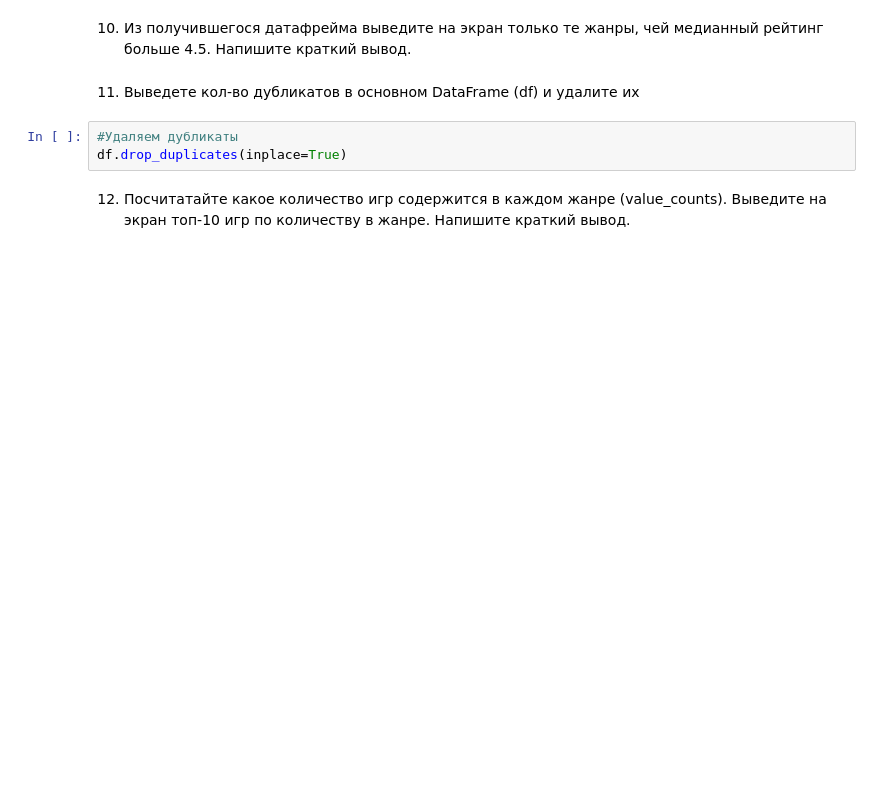
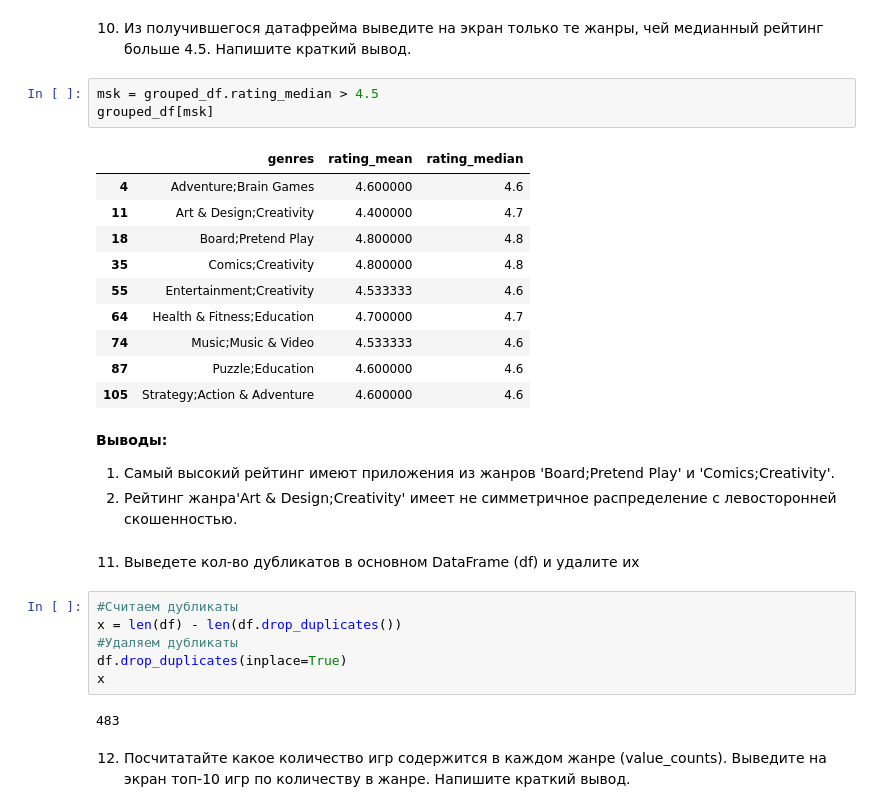
Before and after one commit to lis3809/data_science, a Jupyter notebook: task_1.3/tetenkin_task_1.3.ipynb, the cells around one changed output. Cells and saved outputs as stored; diff of their text form; blank space fills up the shorter version.

```diff
--- a/task_1.3/tetenkin_task_1.3.ipynb
+++ b/task_1.3/tetenkin_task_1.3.ipynb
@@ -112,9 +178,33 @@ memory usage: 1.1+ MB
 # %% [markdown]
 10. Из получившегося датафрейма выведите на экран только те жанры, чей медианный рейтинг больше 4.5. Напишите краткий вывод.
+# %%
+msk = grouped_df.rating_median > 4.5
+grouped_df[msk]
+# %% [output]
+|  | genres | rating_mean | rating_median |
+| 4 | Adventure;Brain Games | 4.600000 | 4.6 |
+| 11 | Art & Design;Creativity | 4.400000 | 4.7 |
+| 18 | Board;Pretend Play | 4.800000 | 4.8 |
+| 35 | Comics;Creativity | 4.800000 | 4.8 |
+| 55 | Entertainment;Creativity | 4.533333 | 4.6 |
+| 64 | Health & Fitness;Education | 4.700000 | 4.7 |
+| 74 | Music;Music & Video | 4.533333 | 4.6 |
+| 87 | Puzzle;Education | 4.600000 | 4.6 |
+| 105 | Strategy;Action & Adventure | 4.600000 | 4.6 |
+# %% [markdown]
+<b>Выводы:</b>
+
+1. Самый высокий рейтинг имеют приложения из жанров 'Board;Pretend Play' и 'Comics;Creativity'.
+2. Рейтинг жанра'Art & Design;Creativity' имеет не симметричное распределение с левосторонней скошенностью.
 # %% [markdown]
 11. Выведете кол-во дубликатов в основном DataFrame (df) и удалите их
 # %%
+#Считаем дубликаты
+x = len(df) - len(df.drop_duplicates())
 #Удаляем дубликаты
 df.drop_duplicates(inplace=True)
+x
+# %% [output]
+483
 # %% [markdown]
 12. Посчитатайте какое количество игр содержится в каждом жанре (value_counts). Выведите на экран топ-10 игр по количеству в жанре. Напишите краткий вывод.
```
Also changed, not shown: parts of 12 cells of this notebook, 1 other file.
